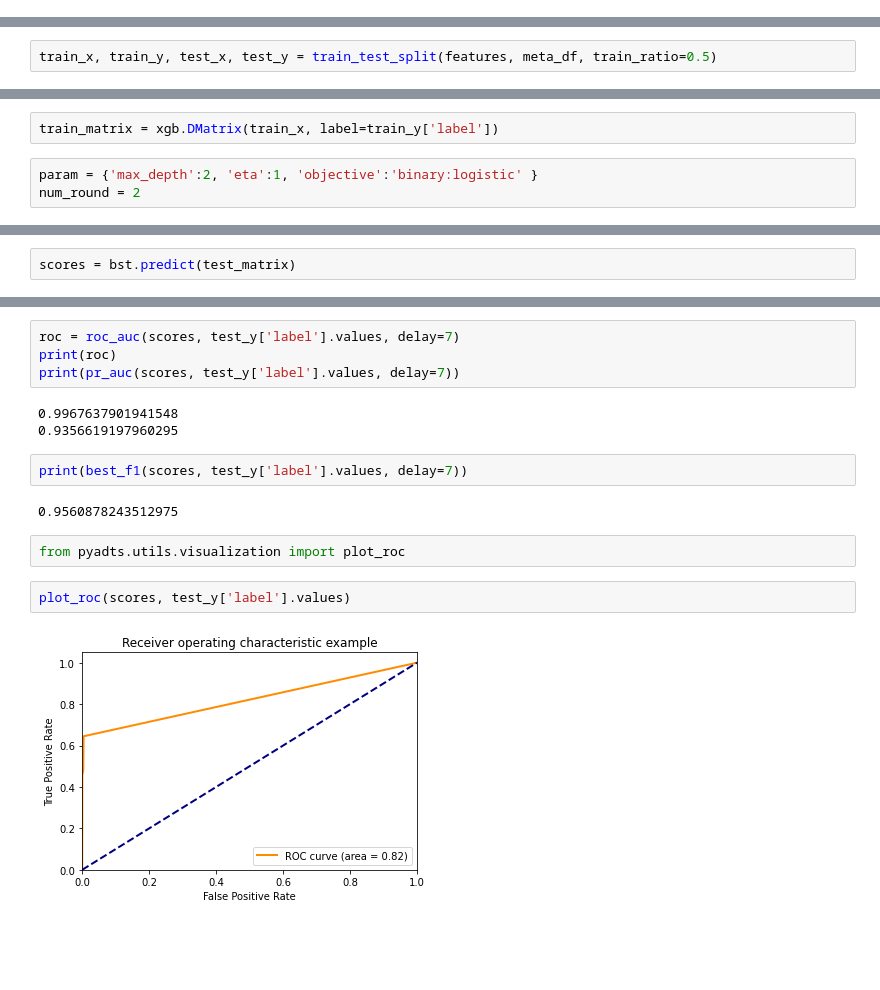
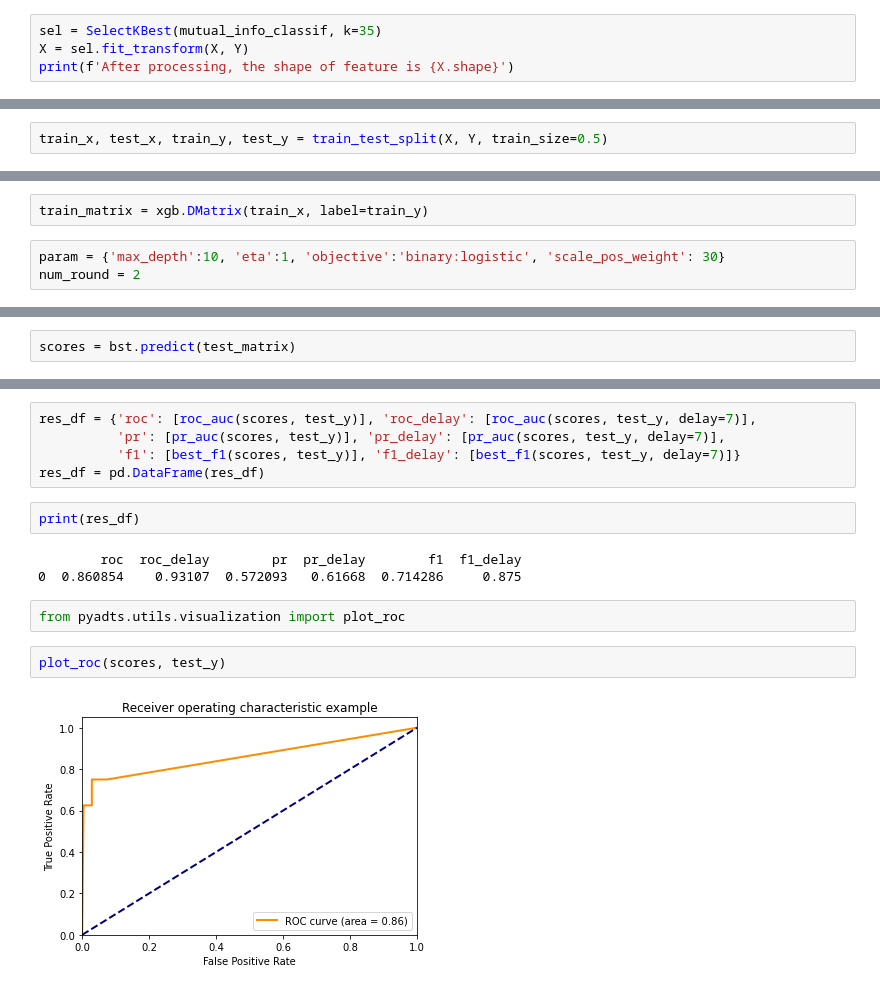
Before and after one commit to TrellixVulnTeam/PyADTS_LKUQ, a Jupyter notebook: notebooks/demo.ipynb, the cells around one changed output, grey strips where cells are left out. Saved outputs shown, nothing was run; the diff lists cells and outputs as text; blank space fills up the shorter version.

```diff
--- a/notebooks/demo.ipynb
+++ b/notebooks/demo.ipynb
@@ -80,0 +106,4 @@ from pyadts.data.utils import train_test_split
+# %%
+sel = SelectKBest(mutual_info_classif, k=35)
+X = sel.fit_transform(X, Y)
+print(f'After processing, the shape of feature is {X.shape}')
@@ -81,2 +120,2 @@ from pyadts.data.utils import train_test_split
 # %%
-train_x, train_y, test_x, test_y = train_test_split(features, meta_df, train_ratio=0.5)
+train_x, test_x, train_y, test_y = train_test_split(X, Y, train_size=0.5)
@@ -97,9 +128,9 @@ from sklearn.ensemble import RandomForestClassifier
 # %%
 import xgboost as xgb
 # %%
-train_matrix = xgb.DMatrix(train_x, label=train_y['label'])
+train_matrix = xgb.DMatrix(train_x, label=train_y)
 # %%
-param = {'max_depth':2, 'eta':1, 'objective':'binary:logistic' }
+param = {'max_depth':10, 'eta':1, 'objective':'binary:logistic', 'scale_pos_weight': 30}
 num_round = 2
 # %%
 bst = xgb.train(param, train_matrix, num_round)
@@ -118,20 +149,19 @@ test_y.shape
-# %%
-roc = roc_auc(scores, test_y['label'].values, delay=7)
-print(roc)
-print(pr_auc(scores, test_y['label'].values, delay=7))
-# %% [output]
-0.9967637901941548
-0.9356619197960295
-# %%
-print(best_f1(scores, test_y['label'].values, delay=7))
-# %% [output]
-0.9560878243512975
+# %%
+res_df = {'roc': [roc_auc(scores, test_y)], 'roc_delay': [roc_auc(scores, test_y, delay=7)],
+          'pr': [pr_auc(scores, test_y)], 'pr_delay': [pr_auc(scores, test_y, delay=7)],
+          'f1': [best_f1(scores, test_y)], 'f1_delay': [best_f1(scores, test_y, delay=7)]}
+res_df = pd.DataFrame(res_df)
+# %%
+print(res_df)
+# %% [output]
+        roc  roc_delay        pr  pr_delay        f1  f1_delay
+0  0.860854    0.93107  0.572093   0.61668  0.714286     0.875
 # %%
 from pyadts.utils.visualization import plot_roc
 # %%
-plot_roc(scores, test_y['label'].values)
+plot_roc(scores, test_y)
 # %% [output]
-[figure, old version]
+[figure, new version]
 # %%
 predictions = np.zeros_like(scores).astype(np.int)
 predictions[scores>0.5] = 1
```
Also changed, not shown: parts of 72 cells of this notebook, 9 other files.
